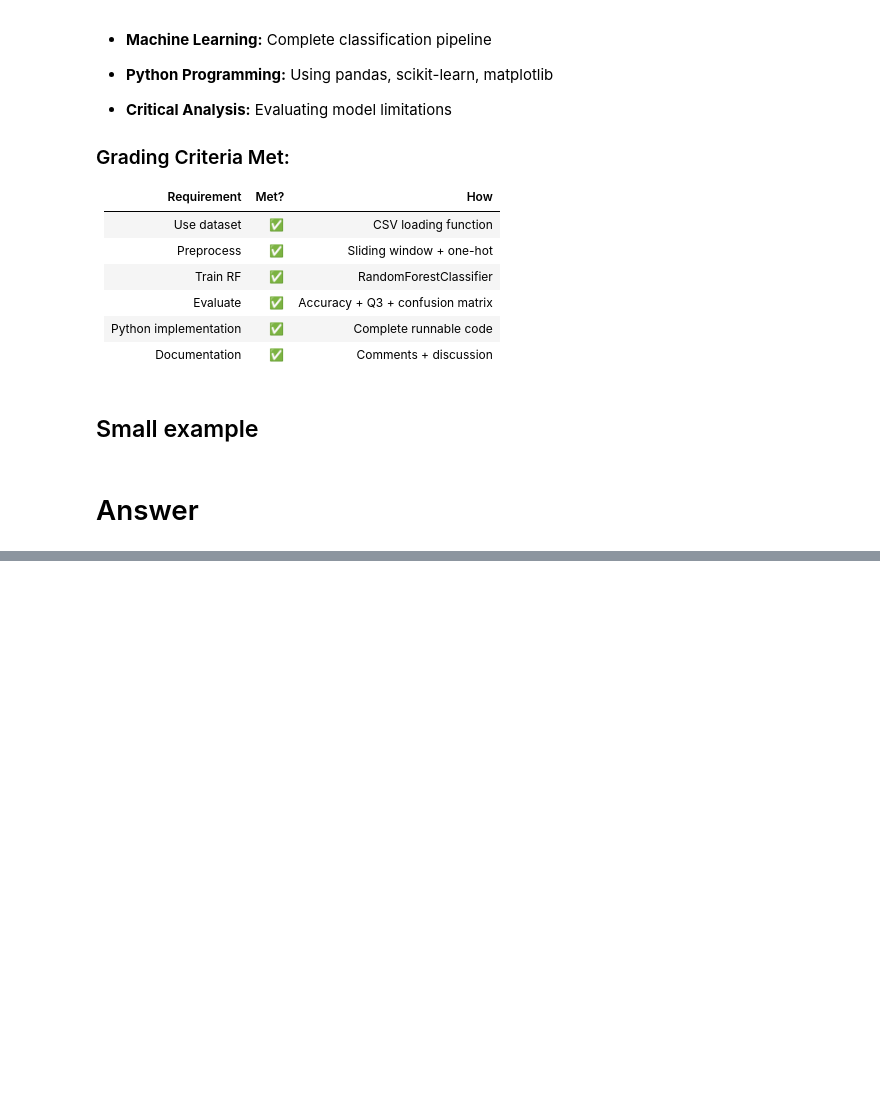
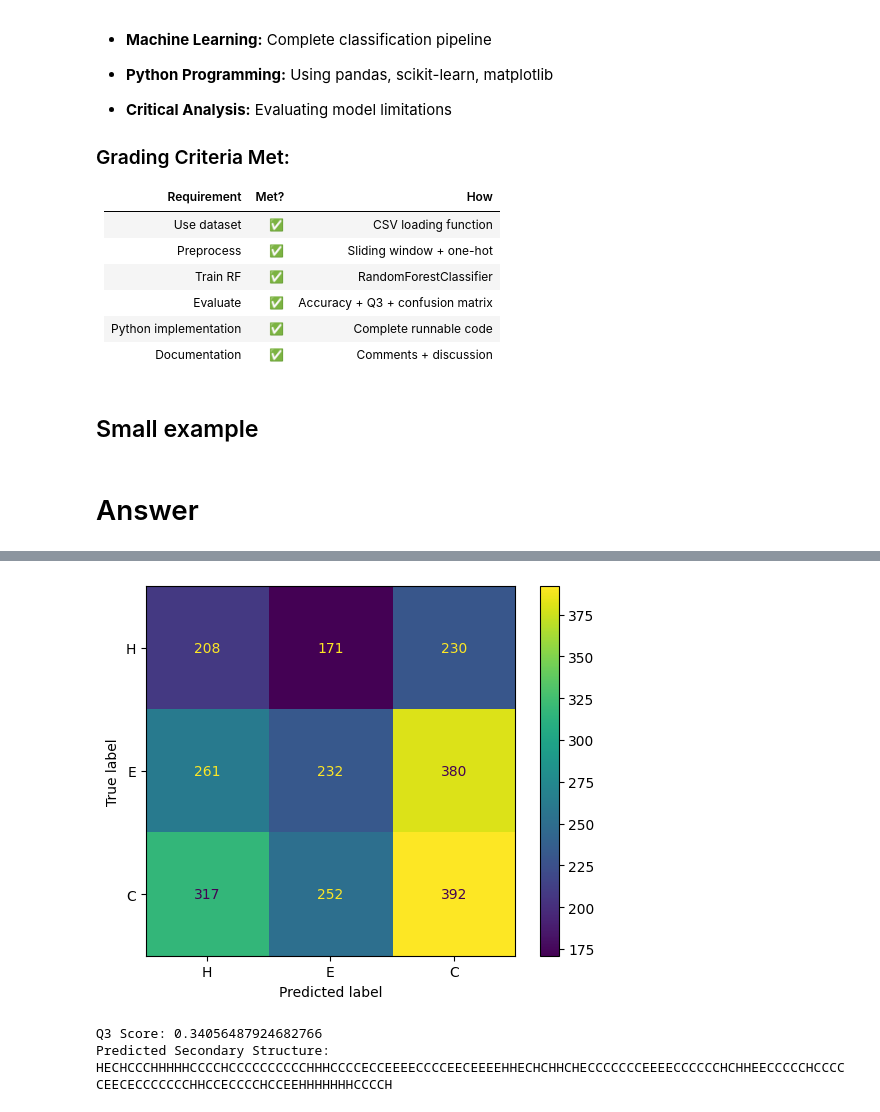
Before and after one commit to MartaVohnoutovaBukovec/IOS-655-Python-a-Bash, a Jupyter notebook: Chamod_B25399_HW1_B-task.ipynb, the cells around one changed output, grey strips where cells are left out. Drawn from its saved outputs; the diff is of its cells as text; code cells hidden in the pictures; blank space fills up the shorter version.

```diff
--- a/Chamod_B25399_HW1_B-task.ipynb
+++ b/Chamod_B25399_HW1_B-task.ipynb
@@ -372,0 +373,25 @@ Test Accuracy: 0.3235563703024748
+# %%
+import matplotlib.pyplot as plt
+from sklearn.metrics import confusion_matrix, ConfusionMatrixDisplay
+
+# Add confusion matrix visualization
+cm = confusion_matrix(test_labels, test_preds)
+disp = ConfusionMatrixDisplay(confusion_matrix=cm, display_labels=ss_labels.keys())
+disp.plot()
+plt.show()
+
+# Add Q3 score calculation (similar to accuracy but focuses on the three classes)
+# Assuming Q3 is the average accuracy of the three classes
+q3 = accuracy_score(test_labels, test_preds)  # Placeholder; actual Q3 calculation may vary
+print("Q3 Score:", q3)
+
+# Example prediction on a new sequence
+new_sequence = "MKVLWAALLVTFLAGCQAKVEQAVETEPEPELRQQTEWQSGQRWELALGRFWDYLRWVQTLSEQVQEELLSSQVTQELRALMDETMKELKAYKSELEEQLTPVAEETRARLSKELQAAQARLGADVLASHGRLQ"
+new_sequence_features = sliding_window_features(new_sequence, window=window_size)
+new_sequence_preds = rf.predict(new_sequence_features)
+predicted_structure = ''.join([list(ss_labels.keys())[list(ss_labels.values()).index(pred)] for pred in new_sequence_preds])
+print("Predicted Secondary Structure:", predicted_structure)
+# %% [output]
+[figure, added]
+Q3 Score: 0.34056487924682766
+Predicted Secondary Structure: HECHCCCHHHHHCCCCHCCCCCCCCCCHHHCCCCECCEEEECCCCEECEEEEHHECHCHHCHECCCCCCCEEEECCCCCCHCHHEECCCCCHCCCCCEECECCCCCCCHHCCECCCCHCCEEHHHHHHHCCCCH
```
Also changed, not shown: parts of 19 cells of this notebook.
